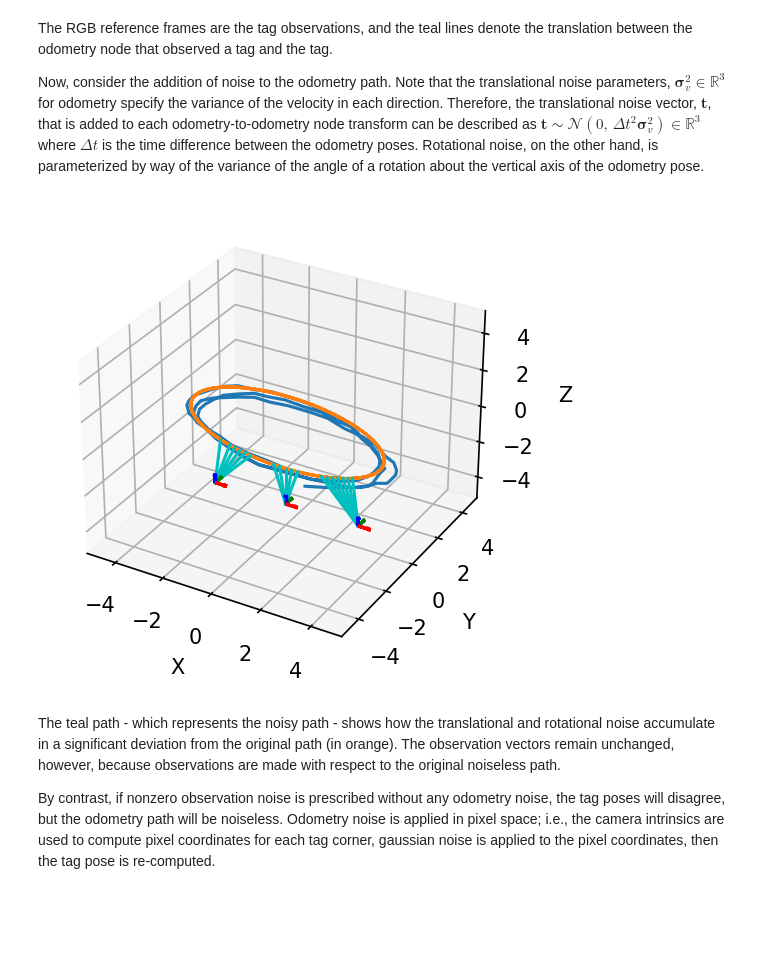
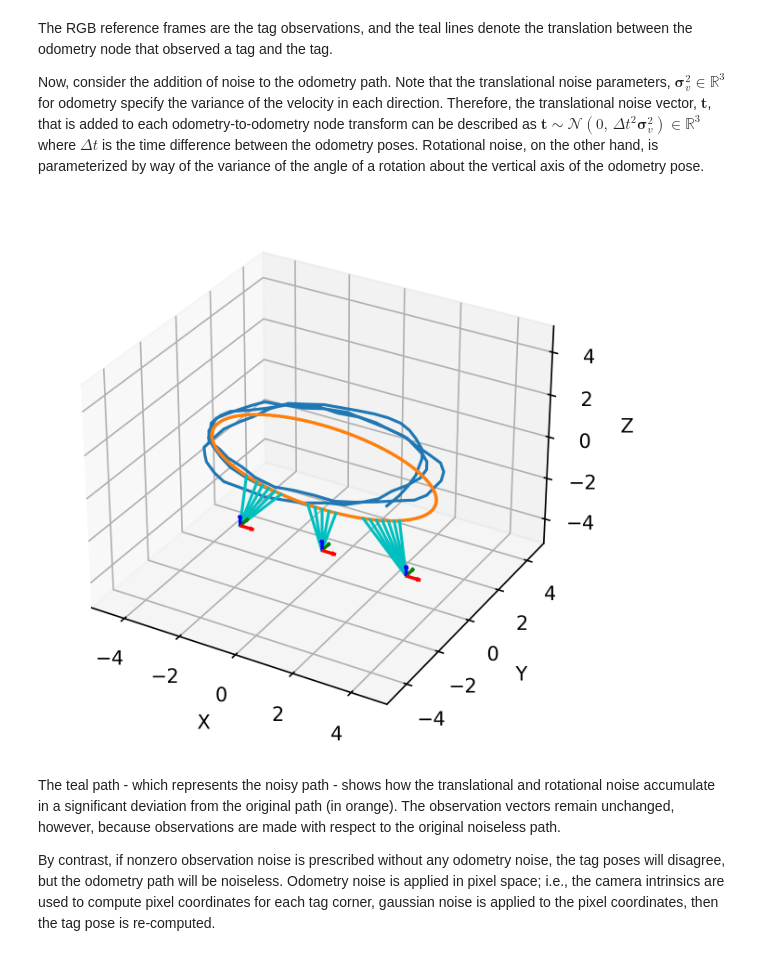
Before and after one commit to occamLab/invisible-map-generation, a Jupyter notebook: notebooks/duncan-overview.ipynb, the cells around one changed output. Drawn from its saved outputs; the diff is of its cells as text; code cells hidden in the pictures; blank space fills up the shorter version.

```diff
--- a/notebooks/duncan-overview.ipynb
+++ b/notebooks/duncan-overview.ipynb
@@ -7,8 +7,14 @@ from map_processing.data_models import *
 import matplotlib.pyplot as plt
 from map_processing.graph_generator import GraphGenerator
 from map_processing import ASSUMED_TAG_SIZE, GT_TAG_DATASETS
+from run_scripts.validate_analogous_params import validate_analogous_params
+from map_processing.cache_manager import MapInfo
+from map_processing.sweep import sweep_params
 import matplotlib as mpl
-mpl.rcParams['figure.dpi'] = 150
+
+mpl.rcParams['figure.dpi'] = 300
+plt.rcParams['figure.figsize'] = [10, 5]
+NUM_PROCESSES = 10  # For multi-processed parameter sweep
 # %% [markdown]
 ## Introduction
 
@@ -124,16 +130,16 @@ Now, consider the addition of noise to the odometry path. Note that the translat
 # %%
 gen_params_n1 = gen_params.copy(deep=True)
 gen_params_n1.odometry_noise_var = {
     GenerateParams.OdomNoiseDims.X:     0.1,
     GenerateParams.OdomNoiseDims.Y:     0.1,
     GenerateParams.OdomNoiseDims.Z:     0.1,
-    GenerateParams.OdomNoiseDims.RVERT: 0.0005,
+    GenerateParams.OdomNoiseDims.RVERT: 0.05,
 }
 gg_n1 = GraphGenerator(path_from=GraphGenerator.PARAMETERIZED_PATH_ALIAS_TO_CALLABLE["e"], gen_params=gen_params_n1,
                     tag_poses_for_parameterized=GT_TAG_DATASETS[tag_data_set])
 gg_n1.visualize()
 # %% [output]
-[figure, old version]
+[figure, new version]
 # %% [markdown]
 The teal path - which represents the noisy path - shows how the translational and rotational noise accumulate in a significant deviation from the original path (in orange). The observation vectors remain unchanged, however, because observations are made with respect to the original noiseless path.
 
```
Also changed, not shown: parts of 9 cells of this notebook, 6 other files.
